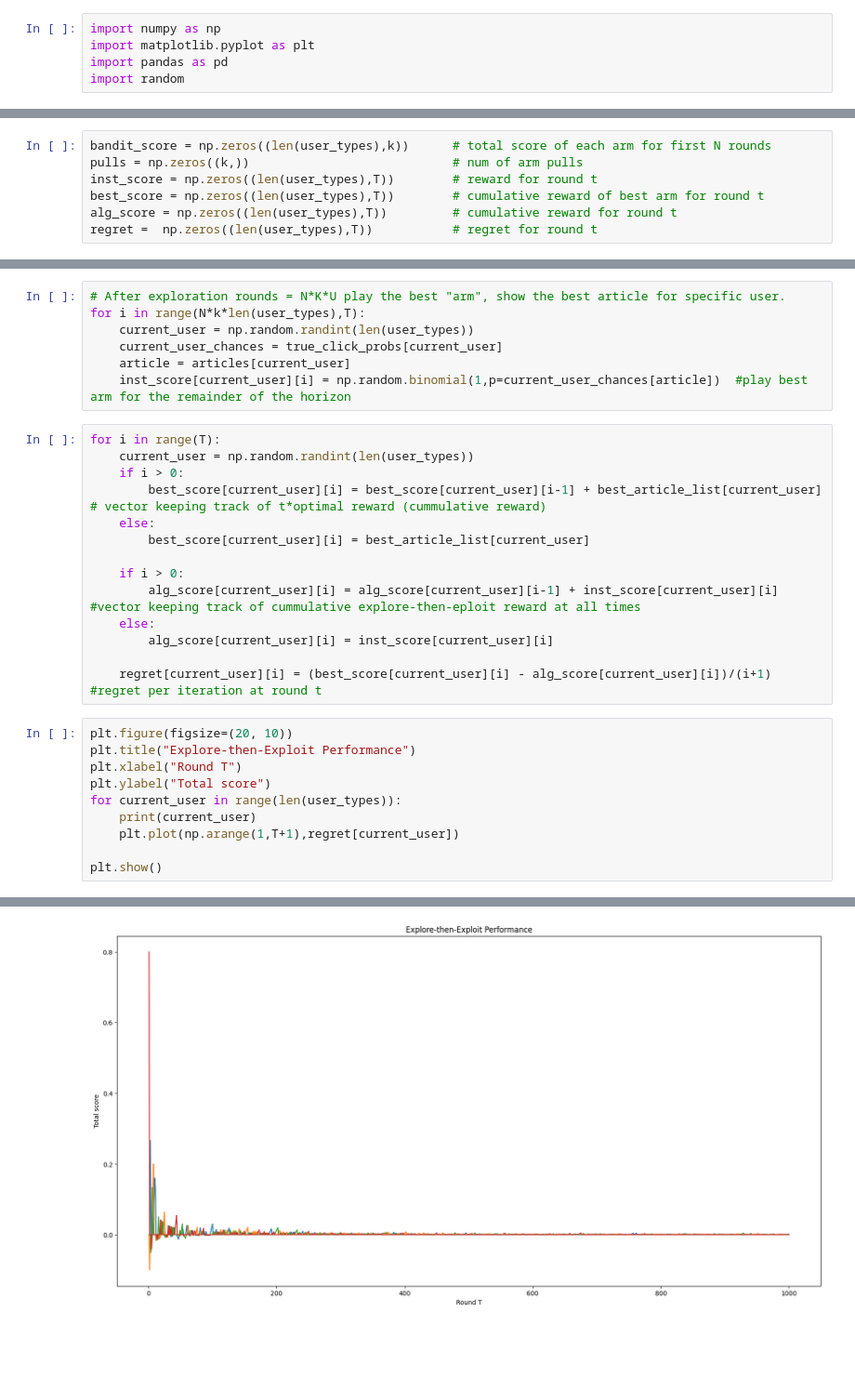
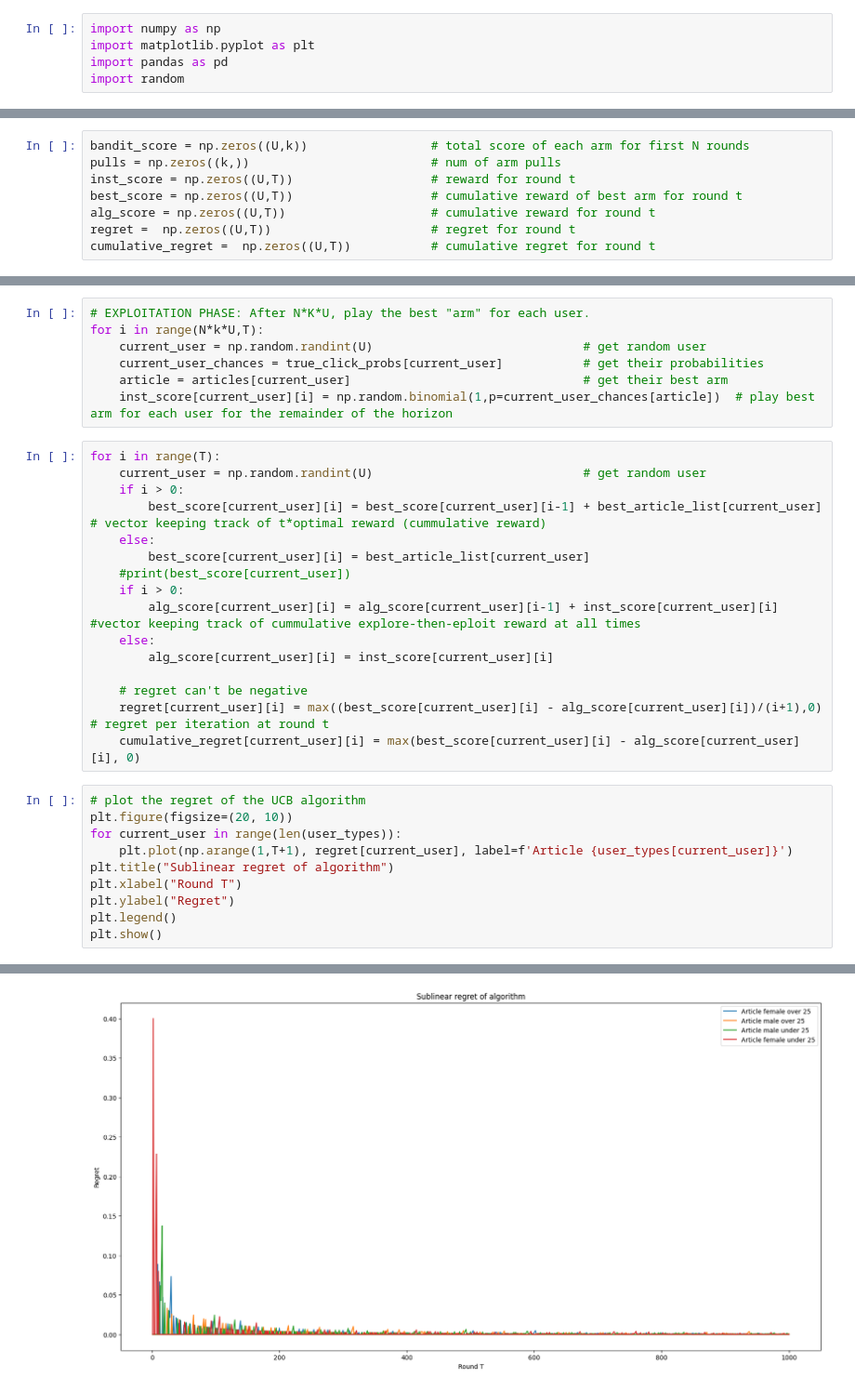
Before and after one commit to nick-hue/Reinforcement-Learning, a Jupyter notebook: Exercise1/RL_explore_exploit.ipynb, the cells around one changed output, grey strips where cells are left out. Shown at 93% size. Saved outputs shown, nothing was run; the diff lists cells and outputs as text; blank space fills up the shorter version.

```diff
--- a/Exercise1/RL_explore_exploit.ipynb
+++ b/Exercise1/RL_explore_exploit.ipynb
@@ -20,8 +29,9 @@ best_article_list = [np.amax(us) for us in true_click_probs]
 # %%
-bandit_score = np.zeros((len(user_types),k))      # total score of each arm for first N rounds
-pulls = np.zeros((k,))                            # num of arm pulls
-inst_score = np.zeros((len(user_types),T))        # reward for round t
-best_score = np.zeros((len(user_types),T))        # cumulative reward of best arm for round t
-alg_score = np.zeros((len(user_types),T))         # cumulative reward for round t
-regret =  np.zeros((len(user_types),T))           # regret for round t
+bandit_score = np.zeros((U,k))                 # total score of each arm for first N rounds
+pulls = np.zeros((k,))                         # num of arm pulls
+inst_score = np.zeros((U,T))                   # reward for round t
+best_score = np.zeros((U,T))                   # cumulative reward of best arm for round t
+alg_score = np.zeros((U,T))                    # cumulative reward for round t
+regret =  np.zeros((U,T))                      # regret for round t
+cumulative_regret =  np.zeros((U,T))           # cumulative regret for round t
 # %%
@@ -74,32 +84,34 @@ For female under 25 the best article is: 2
 # %%
-# After exploration rounds = N*K*U play the best "arm", show the best article for specific user.
-for i in range(N*k*len(user_types),T):
-    current_user = np.random.randint(len(user_types))
-    current_user_chances = true_click_probs[current_user]
-    article = articles[current_user]
-    inst_score[current_user][i] = np.random.binomial(1,p=current_user_chances[article])  #play best arm for the remainder of the horizon
+# EXPLOITATION PHASE: After N*K*U, play the best "arm" for each user.
+for i in range(N*k*U,T):
+    current_user = np.random.randint(U)                             # get random user
+    current_user_chances = true_click_probs[current_user]           # get their probabilities
+    article = articles[current_user]                                # get their best arm
+    inst_score[current_user][i] = np.random.binomial(1,p=current_user_chances[article])  # play best arm for each user for the remainder of the horizon
 # %%
 for i in range(T):
-    current_user = np.random.randint(len(user_types))
+    current_user = np.random.randint(U)                             # get random user
     if i > 0:
         best_score[current_user][i] = best_score[current_user][i-1] + best_article_list[current_user] # vector keeping track of t*optimal reward (cummulative reward)
     else:
         best_score[current_user][i] = best_article_list[current_user]
-
+    #print(best_score[current_user])
     if i > 0:
         alg_score[current_user][i] = alg_score[current_user][i-1] + inst_score[current_user][i] #vector keeping track of cummulative explore-then-eploit reward at all times
     else:
         alg_score[current_user][i] = inst_score[current_user][i]
 
-    regret[current_user][i] = (best_score[current_user][i] - alg_score[current_user][i])/(i+1)  #regret per iteration at round t
+    # regret can't be negative
+    regret[current_user][i] = max((best_score[current_user][i] - alg_score[current_user][i])/(i+1),0)             # regret per iteration at round t
+    cumulative_regret[current_user][i] = max(best_score[current_user][i] - alg_score[current_user][i], 0)
 # %%
+# plot the regret of the UCB algorithm
 plt.figure(figsize=(20, 10))
-plt.title("Explore-then-Exploit Performance")
+for current_user in range(len(user_types)):
+    plt.plot(np.arange(1,T+1), regret[current_user], label=f'Article {user_types[current_user]}')
+plt.title("Sublinear regret of algorithm")
 plt.xlabel("Round T")
-plt.ylabel("Total score")
-for current_user in range(len(user_types)):
-    print(current_user)
-    plt.plot(np.arange(1,T+1),regret[current_user])
-
+plt.ylabel("Regret")
+plt.legend()
 plt.show()
 # %% [output]
@@ -110 +118 @@ plt.show()
-[figure, old version]
+[figure, new version]
```
Also changed, not shown: parts of 13 cells of this notebook, 7 other files.
